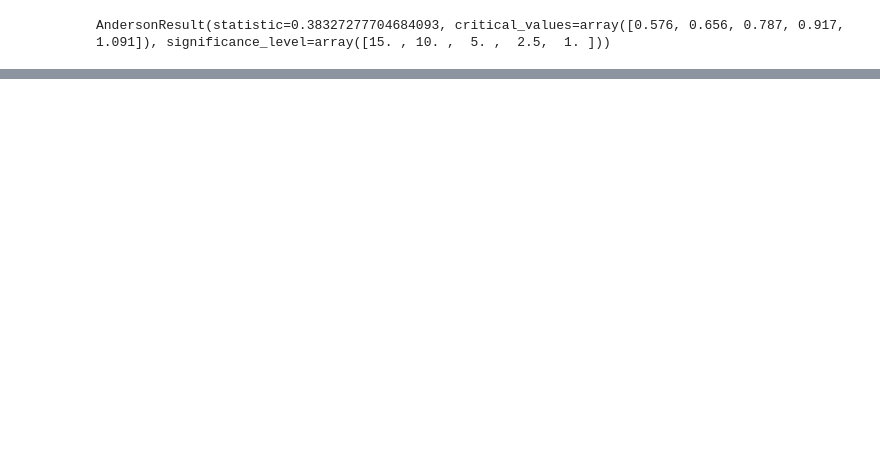
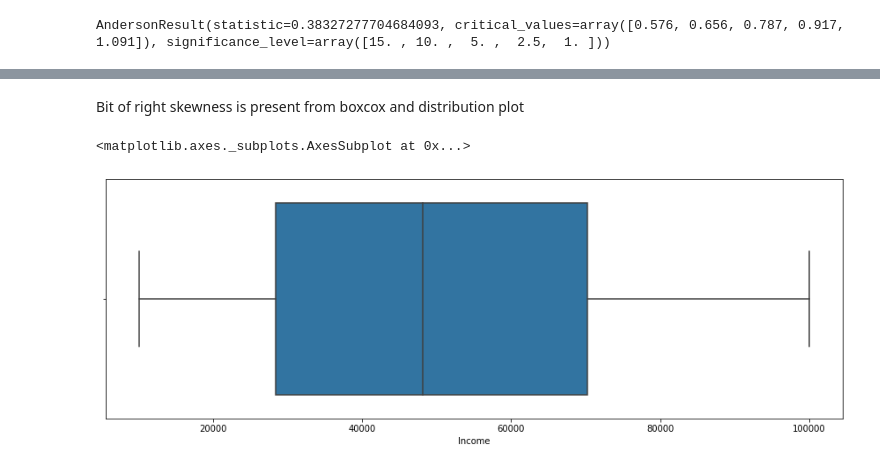
Before and after one commit to surajsrivathsa/applied_statistics, a Jupyter notebook: Normal_Distribution_Test_and_Transformation.ipynb, the cells around one changed output, grey strips where cells are left out. Saved outputs shown, nothing was run; the diff lists cells and outputs as text; code cells hidden in the pictures; blank space fills up the shorter version.

```diff
--- a/Normal_Distribution_Test_and_Transformation.ipynb
+++ b/Normal_Distribution_Test_and_Transformation.ipynb
@@ -113,0 +136,8 @@ AndersonResult(statistic=0.38327277704684093, critical_values=array([0.576, 0.65
+# %% [markdown]
+Bit of right skewness is present from boxcox and distribution plot
+# %%
+plt.figure(figsize=(15, 5))
+sns.boxplot(x = "Income", data=marketing_df)
+# %% [output]
+<matplotlib.axes._subplots.AxesSubplot at 0x...>
+[figure, added]
```
Also changed, not shown: parts of 24 cells of this notebook.
